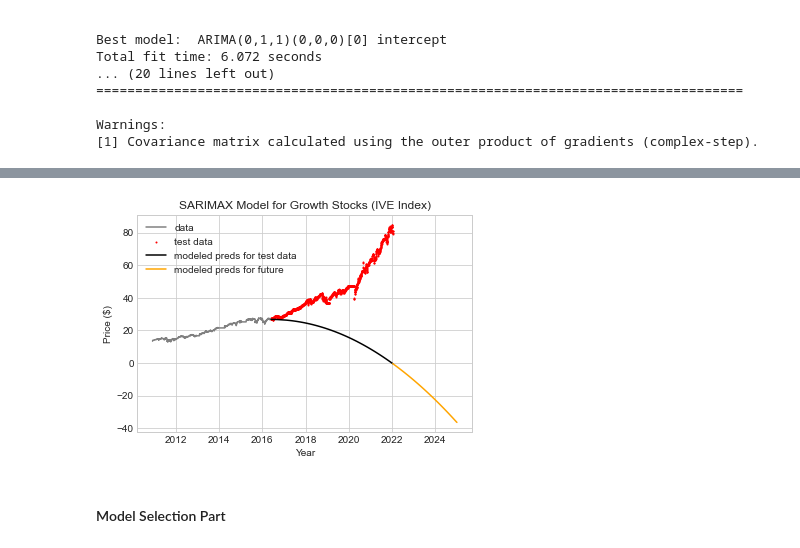
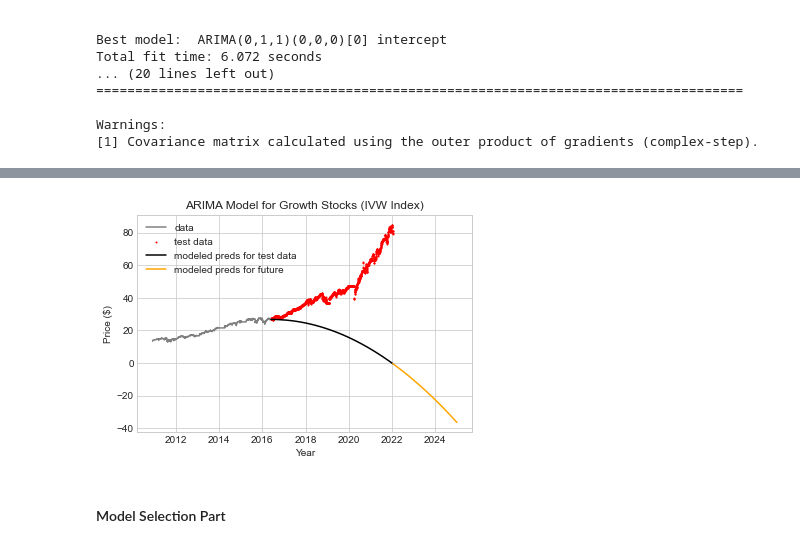
Before and after one commit to lu18cheng/pic16b_stock_analysis, a Jupyter notebook: code/Time Series Modeling.ipynb, the cells around one changed output, grey strips where cells are left out. Saved outputs shown, nothing was run; the diff lists cells and outputs as text; code cells hidden in the pictures.

Commit message:
Modified graphics

```diff
--- a/code/Time Series Modeling.ipynb
+++ b/code/Time Series Modeling.ipynb
@@ -265,28 +264,28 @@ Warnings:
 # %%
 # prediction on test data and future data
 test_preds = fit2.get_prediction(start = growth_test.index.values[0],
                                    end = growth_test.index.values[-1])
 
 future_preds = fit2.get_prediction(start = growth_test.index.values[-1],
                                      end = pd.to_datetime('2025-01-01'))
 
 test_preds   = test_preds.predicted_mean
 future_preds = future_preds.predicted_mean
 
 # make the plot
 plt.plot(growth_train[2000:], color = 'grey', label = 'data')
 plt.scatter(growth_test.index.values, growth_test, color = "red", label = "test data", s = 1)
 plt.plot(test_preds, zorder = 5, label = "modeled preds for test data", color = 'black')
 plt.plot(future_preds, zorder = 5, label = "modeled preds for future", color = 'orange')
-plt.title(label = 'SARIMAX Model for Growth Stocks (IVE Index)', loc = 'center')
+plt.title(label = 'ARIMA Model for Growth Stocks (IVW Index)', loc = 'center')
 plt.xlabel('Year')
 plt.ylabel('Price ($)')
 plt.legend()
 
 # save the images
-plt.savefig("ARIMAX_growth.png")
+plt.savefig("../images/ARIMA_growth.png")
 # %% [output]
-[figure, old version]
+[figure, new version]
 # %% [markdown]
 #### Model Selection Part
 # %%
```
Also changed, not shown: parts of 8 cells of this notebook, 5 other files.
